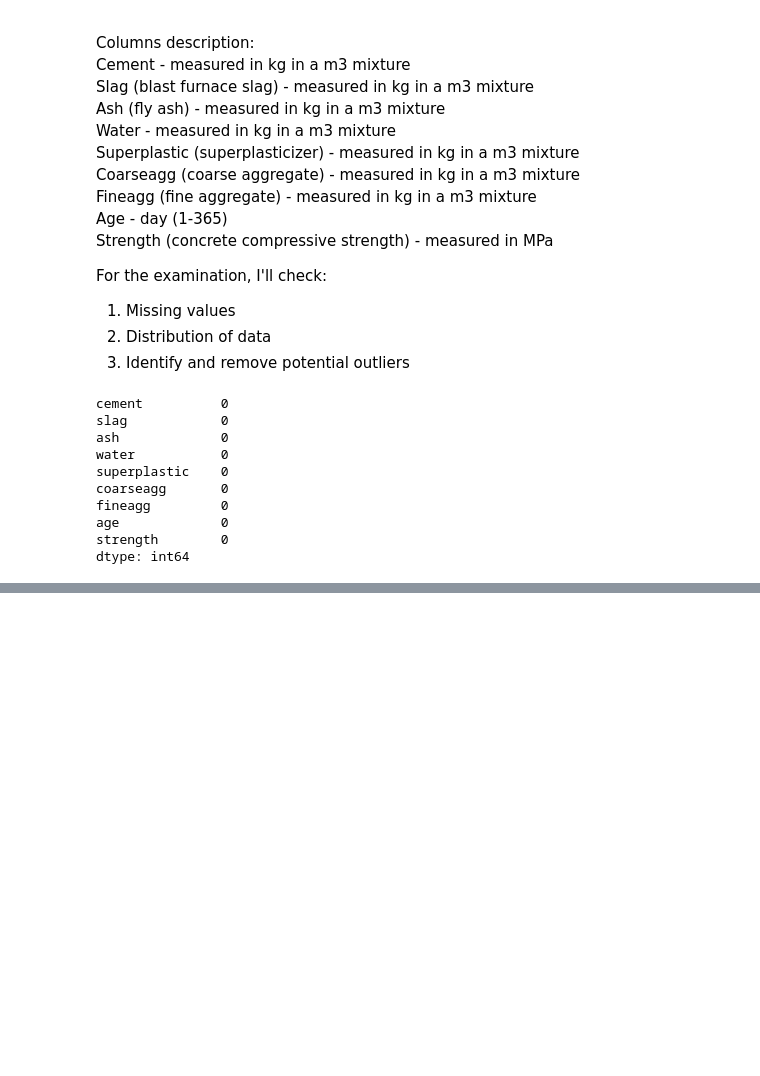
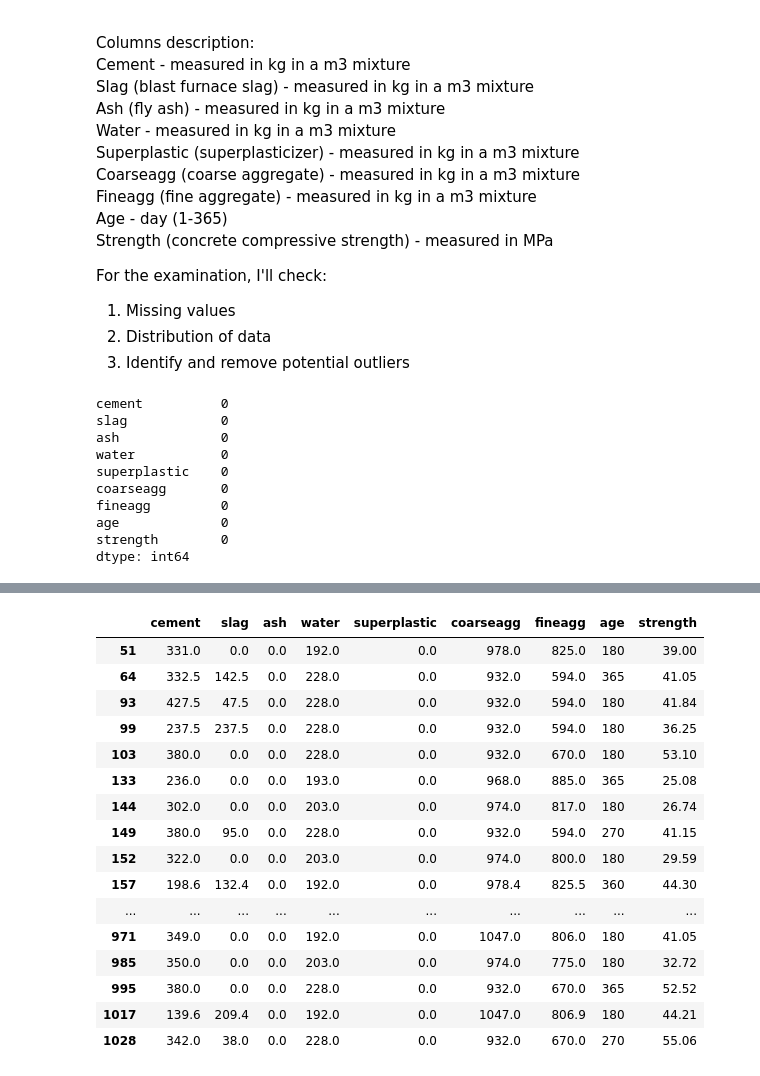
Before and after one commit to AndreyLebedinskiy/Concrete-properties-estimation, a Jupyter notebook: UOLProject.ipynb, the cells around one changed output, grey strips where cells are left out. Cells and saved outputs as stored; diff of their text form; code cells hidden in the pictures; blank space fills up the shorter version.

```diff
--- a/UOLProject.ipynb
+++ b/UOLProject.ipynb
@@ -136,0 +181,20 @@ sns.boxplot(data=data, x='water');
+# %%
+data[data['age'] > 150]
+# %% [output]
+|  | cement | slag | ash | water | superplastic | coarseagg | fineagg | age | strength |
+| 51 | 331.0 | 0.0 | 0.0 | 192.0 | 0.0 | 978.0 | 825.0 | 180 | 39.00 |
+| 64 | 332.5 | 142.5 | 0.0 | 228.0 | 0.0 | 932.0 | 594.0 | 365 | 41.05 |
+| 93 | 427.5 | 47.5 | 0.0 | 228.0 | 0.0 | 932.0 | 594.0 | 180 | 41.84 |
+| 99 | 237.5 | 237.5 | 0.0 | 228.0 | 0.0 | 932.0 | 594.0 | 180 | 36.25 |
+| 103 | 380.0 | 0.0 | 0.0 | 228.0 | 0.0 | 932.0 | 670.0 | 180 | 53.10 |
+| 133 | 236.0 | 0.0 | 0.0 | 193.0 | 0.0 | 968.0 | 885.0 | 365 | 25.08 |
+| 144 | 302.0 | 0.0 | 0.0 | 203.0 | 0.0 | 974.0 | 817.0 | 180 | 26.74 |
+| 149 | 380.0 | 95.0 | 0.0 | 228.0 | 0.0 | 932.0 | 594.0 | 270 | 41.15 |
+| 152 | 322.0 | 0.0 | 0.0 | 203.0 | 0.0 | 974.0 | 800.0 | 180 | 29.59 |
+| 157 | 198.6 | 132.4 | 0.0 | 192.0 | 0.0 | 978.4 | 825.5 | 360 | 44.30 |
+| ... | ... | ... | ... | ... | ... | ... | ... | ... | ... |
+| 971 | 349.0 | 0.0 | 0.0 | 192.0 | 0.0 | 1047.0 | 806.0 | 180 | 41.05 |
+| 985 | 350.0 | 0.0 | 0.0 | 203.0 | 0.0 | 974.0 | 775.0 | 180 | 32.72 |
+| 995 | 380.0 | 0.0 | 0.0 | 228.0 | 0.0 | 932.0 | 670.0 | 365 | 52.52 |
+| 1017 | 139.6 | 209.4 | 0.0 | 192.0 | 0.0 | 1047.0 | 806.9 | 180 | 44.21 |
+| 1028 | 342.0 | 38.0 | 0.0 | 228.0 | 0.0 | 932.0 | 670.0 | 270 | 55.06 |
```
Also changed, not shown: parts of 19 cells of this notebook.
